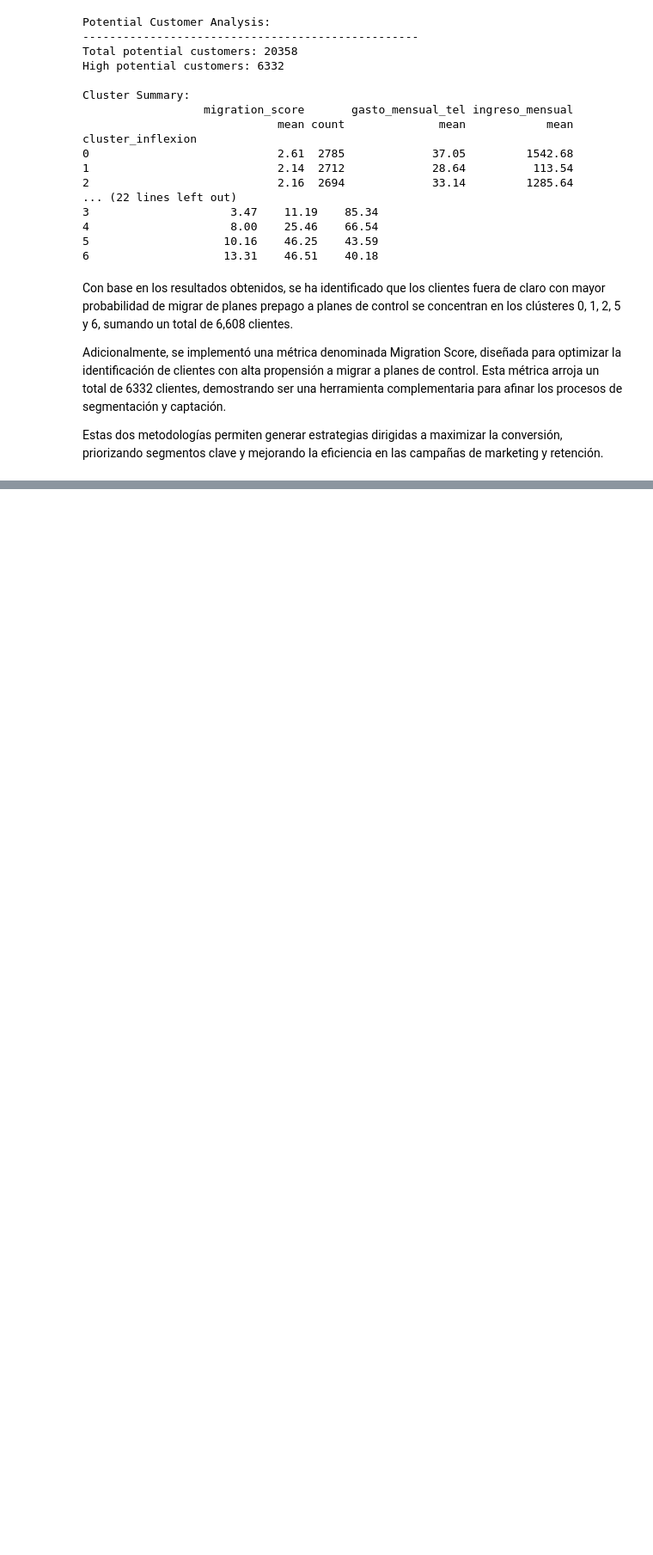
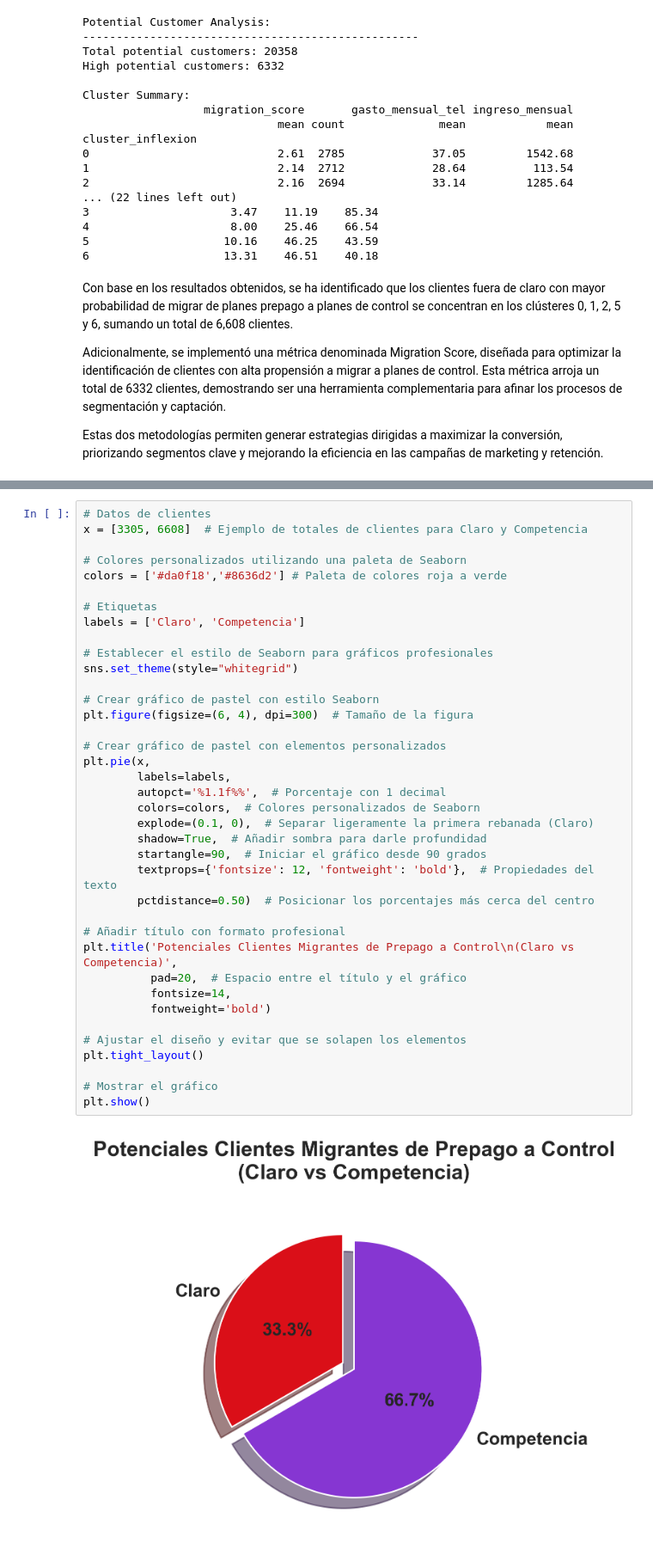
Before and after one commit to Luivelo/Final-TEE, a Jupyter notebook: Final_TEE.ipynb, the cells around one changed output, grey strips where cells are left out. Shown at 86% size. Drawn from its saved outputs; the diff is of its cells as text; blank space fills up the shorter version.

```diff
--- a/Final_TEE.ipynb
+++ b/Final_TEE.ipynb
@@ -711,0 +737,40 @@ Estas dos metodologías permiten generar estrategias dirigidas a maximizar la co
+# %%
+# Datos de clientes
+x = [3305, 6608]  # Ejemplo de totales de clientes para Claro y Competencia
+
+# Colores personalizados utilizando una paleta de Seaborn
+colors = ['#da0f18','#8636d2'] # Paleta de colores roja a verde
+
+# Etiquetas
+labels = ['Claro', 'Competencia']
+
+# Establecer el estilo de Seaborn para gráficos profesionales
+sns.set_theme(style="whitegrid")
+
+# Crear gráfico de pastel con estilo Seaborn
+plt.figure(figsize=(6, 4), dpi=300)  # Tamaño de la figura
+
+# Crear gráfico de pastel con elementos personalizados
+plt.pie(x,
+        labels=labels,
+        autopct='%1.1f%%',  # Porcentaje con 1 decimal
+        colors=colors,  # Colores personalizados de Seaborn
+        explode=(0.1, 0),  # Separar ligeramente la primera rebanada (Claro)
+        shadow=True,  # Añadir sombra para darle profundidad
+        startangle=90,  # Iniciar el gráfico desde 90 grados
+        textprops={'fontsize': 12, 'fontweight': 'bold'},  # Propiedades del texto
+        pctdistance=0.50)  # Posicionar los porcentajes más cerca del centro
+
+# Añadir título con formato profesional
+plt.title('Potenciales Clientes Migrantes de Prepago a Control\n(Claro vs Competencia)',
+          pad=20,  # Espacio entre el título y el gráfico
+          fontsize=14,
+          fontweight='bold')
+
+# Ajustar el diseño y evitar que se solapen los elementos
+plt.tight_layout()
+
+# Mostrar el gráfico
+plt.show()
+# %% [output]
+[figure, added]
```
Also changed, not shown: parts of 2 cells of this notebook.
